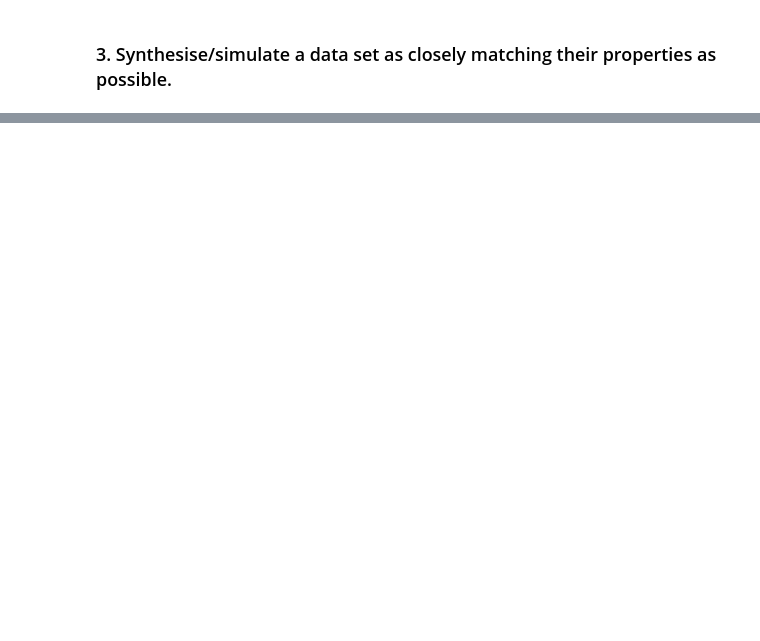
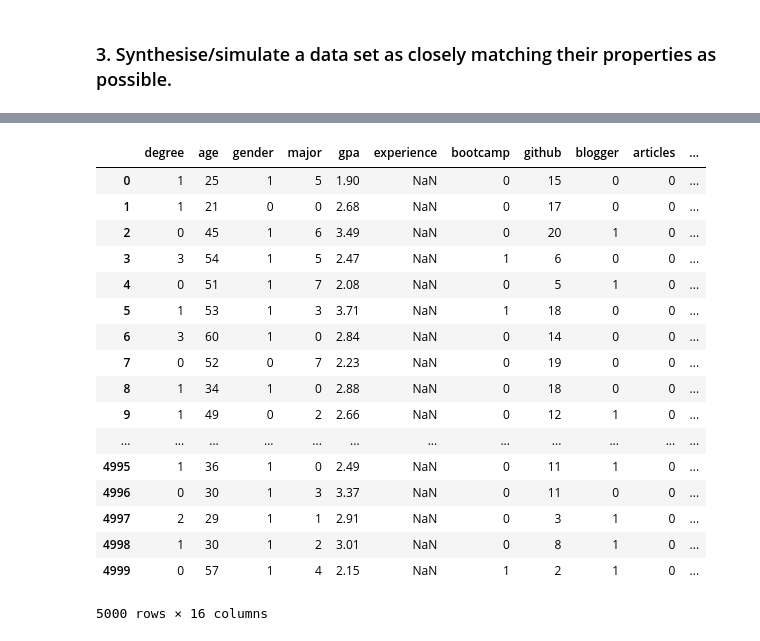
Before and after one commit to RitRa/Programming-Project-Dec-2018, a Jupyter notebook: Online Retail Simulation.ipynb, the cells around one changed output, grey strips where cells are left out. Cells and saved outputs as stored; diff of their text form; code cells hidden in the pictures; blank space fills up the shorter version.

```diff
--- a/Online Retail Simulation.ipynb
+++ b/Online Retail Simulation.ipynb
@@ -80,5 +173,55 @@ ValueError: Shape of passed values is (1, 1465), indices imply (2, 24)
+# %%
+import numpy as np
+import pandas as pd
+
+# reproducibility
+np.random.seed(10)
+
+# number of observations
+size = 5000
+
+# feature setup
+degree = np.random.choice(a=range(4), size=size)
+age = np.random.choice(a=range(18,61), size=size)
+gender = np.random.choice(a=range(2), size=size)
+major = np.random.choice(a=range(8), size=size)
+gpa = np.round(np.random.normal(loc=2.90, scale=0.5, size=size), 2)
+experience = None
+bootcamp = np.random.choice(a=range(2), size=size)
+github = np.random.choice(a=range(21), size=size)
+blogger = np.random.choice(a=range(2), size=size)
+articles = 0
+t1, t2, t3, t4, t5 = None, None, None, None, None
+hired = 0
 # %%
+mydict = {"degree":degree, "age":age,
+          "gender":gender, "major":major,
+          "gpa":gpa, "experience":experience,
+          "github":github, "bootcamp":bootcamp,
+          "blogger":blogger, "articles":articles,
+          "t1":t1, "t2":t2, "t3":t3, "t4":t4, "t5":t5, "hired":hired}
+
 df = pd.DataFrame(mydict,
                   columns=["degree", "age", "gender", "major", "gpa",
                            "experience", "bootcamp", "github", "blogger", "articles",
                            "t1", "t2", "t3", "t4", "t5", "hired"])
+df
+# %% [output]
+|  | degree | age | gender | major | gpa | experience | bootcamp | github | blogger | articles | ... |
+| 0 | 1 | 25 | 1 | 5 | 1.90 | NaN | 0 | 15 | 0 | 0 | ... |
+| 1 | 1 | 21 | 0 | 0 | 2.68 | NaN | 0 | 17 | 0 | 0 | ... |
+| 2 | 0 | 45 | 1 | 6 | 3.49 | NaN | 0 | 20 | 1 | 0 | ... |
+| 3 | 3 | 54 | 1 | 5 | 2.47 | NaN | 1 | 6 | 0 | 0 | ... |
+| 4 | 0 | 51 | 1 | 7 | 2.08 | NaN | 0 | 5 | 1 | 0 | ... |
+| 5 | 1 | 53 | 1 | 3 | 3.71 | NaN | 1 | 18 | 0 | 0 | ... |
+| 6 | 3 | 60 | 1 | 0 | 2.84 | NaN | 0 | 14 | 0 | 0 | ... |
+| 7 | 0 | 52 | 0 | 7 | 2.23 | NaN | 0 | 19 | 0 | 0 | ... |
+| 8 | 1 | 34 | 1 | 0 | 2.88 | NaN | 0 | 18 | 0 | 0 | ... |
+| 9 | 1 | 49 | 0 | 2 | 2.66 | NaN | 0 | 12 | 1 | 0 | ... |
+| ... | ... | ... | ... | ... | ... | ... | ... | ... | ... | ... | ... |
+| 4995 | 1 | 36 | 1 | 0 | 2.49 | NaN | 0 | 11 | 1 | 0 | ... |
+| 4996 | 0 | 30 | 1 | 3 | 3.37 | NaN | 0 | 11 | 0 | 0 | ... |
+| 4997 | 2 | 29 | 1 | 1 | 2.91 | NaN | 0 | 3 | 1 | 0 | ... |
+| 4998 | 1 | 30 | 1 | 2 | 3.01 | NaN | 0 | 8 | 1 | 0 | ... |
+| 4999 | 0 | 57 | 1 | 4 | 2.15 | NaN | 1 | 2 | 1 | 0 | ... |
+5000 rows × 16 columns
```
Also changed, not shown: parts of 25 cells of this notebook, 1 other file.
